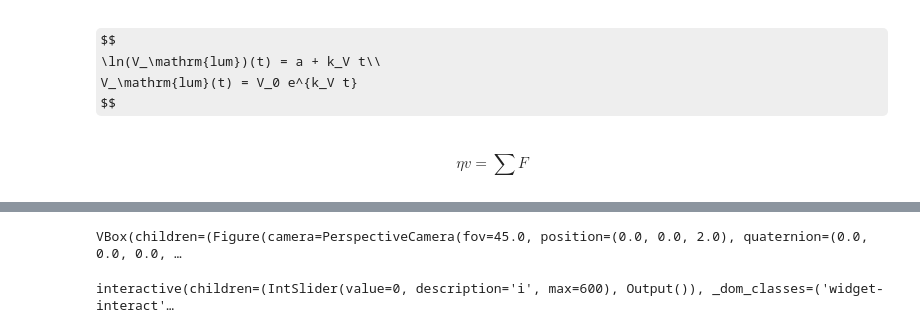
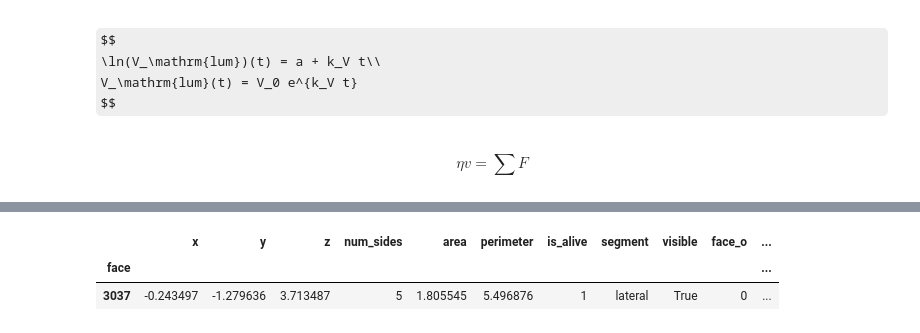
Before and after one commit to glyg/pyfollicle, a Jupyter notebook: notebooks/FollicleEllongation.ipynb, the cells around one changed output, grey strips where cells are left out. Drawn from its saved outputs; the diff is of its cells as text; code cells hidden in the pictures; some formulas as TeX source.

```diff
--- a/notebooks/FollicleEllongation.ipynb
+++ b/notebooks/FollicleEllongation.ipynb
@@ -186,9 +199,9 @@ specs = {
     'cell': {
         'is_alive': 1,
         'vol_elasticity': 1.0,
-        'prefered_vol': 1.0,
+        'prefered_vol': 1.0, # so that we have some variability
         'area_elasticity': 0.1,
-        'prefered_area': 4.8, # form factor
+        'prefered_area': 4.6, # form factor
     },
     'face': {
         'is_alive': 1,
@@ -784,16 +799,0 @@ solver.eptm.settings
-# %%
-draw_specs = {
-    'edge': {
-        'visible': False,
-    },
-    'face': {
-        'visible': True,
-        'color': lambda sheet: sheet.face_df['area']
-    },
-}
-
-
-browse_history(solver.history, **draw_specs)
-# %% [output]
-VBox(children=(Figure(camera=PerspectiveCamera(fov=45.0, position=(0.0, 0.0, 2.0), quaternion=(0.0, 0.0, 0.0, …
-interactive(children=(IntSlider(value=0, description='i', max=600), Output()), _dom_classes=('widget-interact'…
@@ -799,0 +807,8 @@ interactive(children=(IntSlider(value=0, description='i', max=600), Output()), _
+# %%
+solver.eptm.face_df.loc[
+    (solver.eptm.face_df.opposite == -1)
+    & (solver.eptm.face_df.segment == "lateral")]
+# %% [output]
+|  | x | y | z | num_sides | area | perimeter | is_alive | segment | visible | face_o | ... |
+| face |  |  |  |  |  |  |  |  |  |  | ... |
+| 3037 | -0.243497 | -1.279636 | 3.713487 | 5 | 1.805545 | 5.496876 | 1 | lateral | True | 0 | ... |
```
Also changed, not shown: parts of 39 cells of this notebook.
